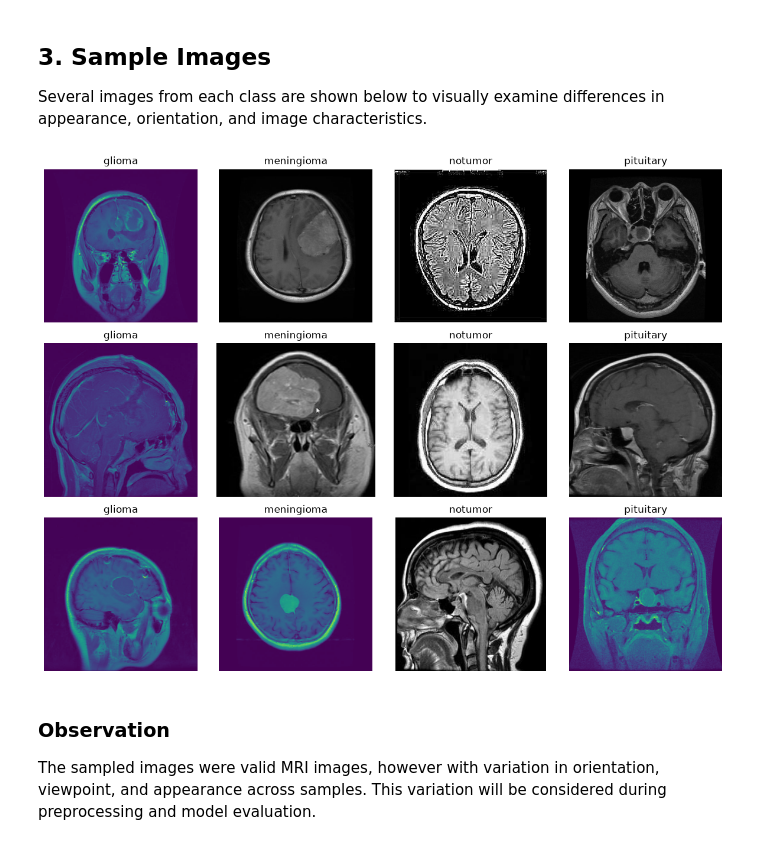
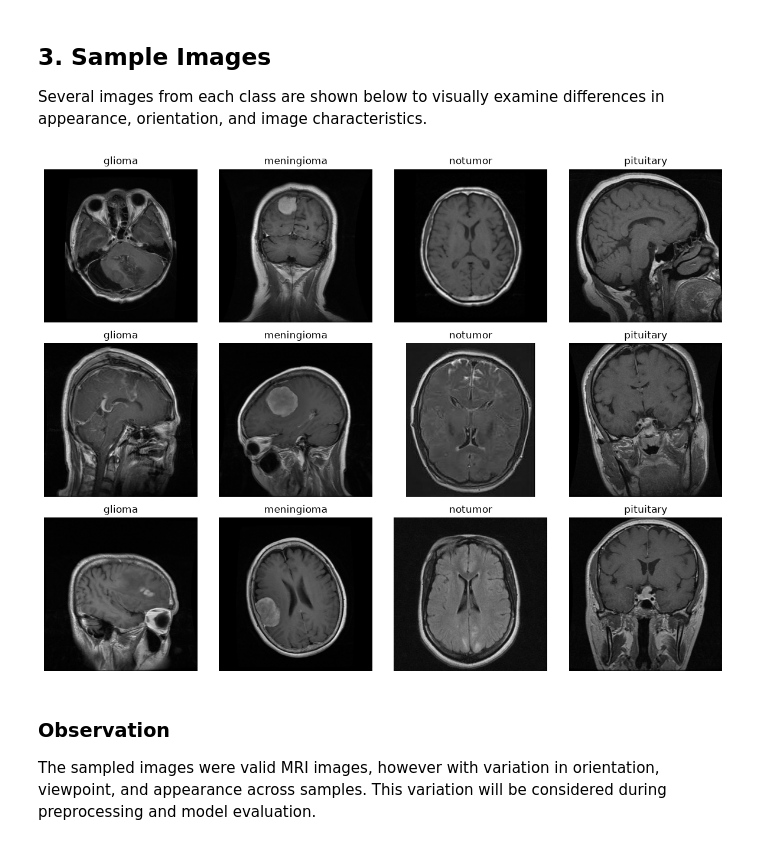
Before and after one commit to WingfungHu/MRIModelBench, a Jupyter notebook: notebooks/eda.ipynb, the cells around one changed output. Drawn from its saved outputs; the diff is of its cells as text; code cells hidden in the pictures.

Commit message:
Chore: Address grayscale color mode image differences

```diff
--- a/notebooks/eda.ipynb
+++ b/notebooks/eda.ipynb
@@ -58,28 +58,29 @@ Several images from each class are shown below to visually examine differences i
 # %%
 # Visualize a few sample images from each class in the training dataset (will be random each time you run this cell)
 
 import random
 from PIL import Image
 
 classes = ["glioma", "meningioma", "notumor", "pituitary"]
 
 fig, axes = plt.subplots(3, 4, figsize=(12, 9)) # Create a figure with 3 rows and 4 columns of subplots
 
 for col, class_name in enumerate(classes):
     image_paths = list((DATA_DIR / "Training" / class_name).glob("*"))
     samples = random.sample(image_paths, 3)
 
     for row, path in enumerate(samples):
         with Image.open(path) as img:
-            axes[row, col].imshow(img)
+            axes[row, col].imshow(img.convert("L"), cmap="gray") # Set to gray for matplotlib to show accurate images
+            # All images are still grayscale despite having different color modes
 
         axes[row, col].set_title(class_name)
         axes[row, col].axis("off") # Turn off axis labels and ticks for a cleaner look
 
 plt.tight_layout()
 plt.show()
 # %% [output]
-[figure, old version]
+[figure, new version]
 # %% [markdown]
 ### Observation
 
```
Also changed, not shown: 3 other files.
